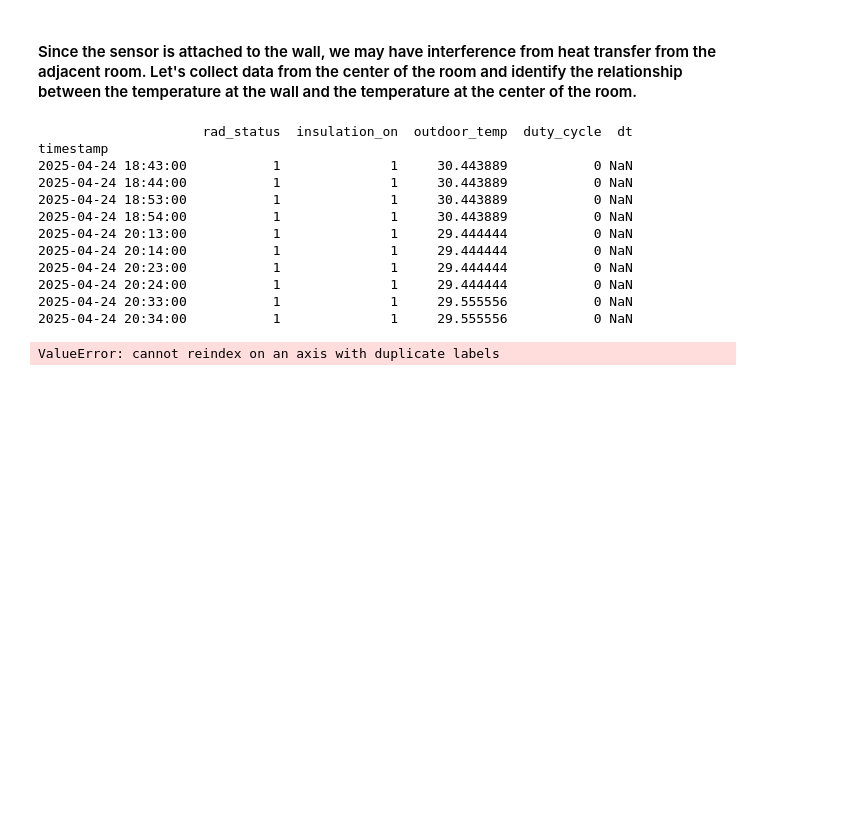
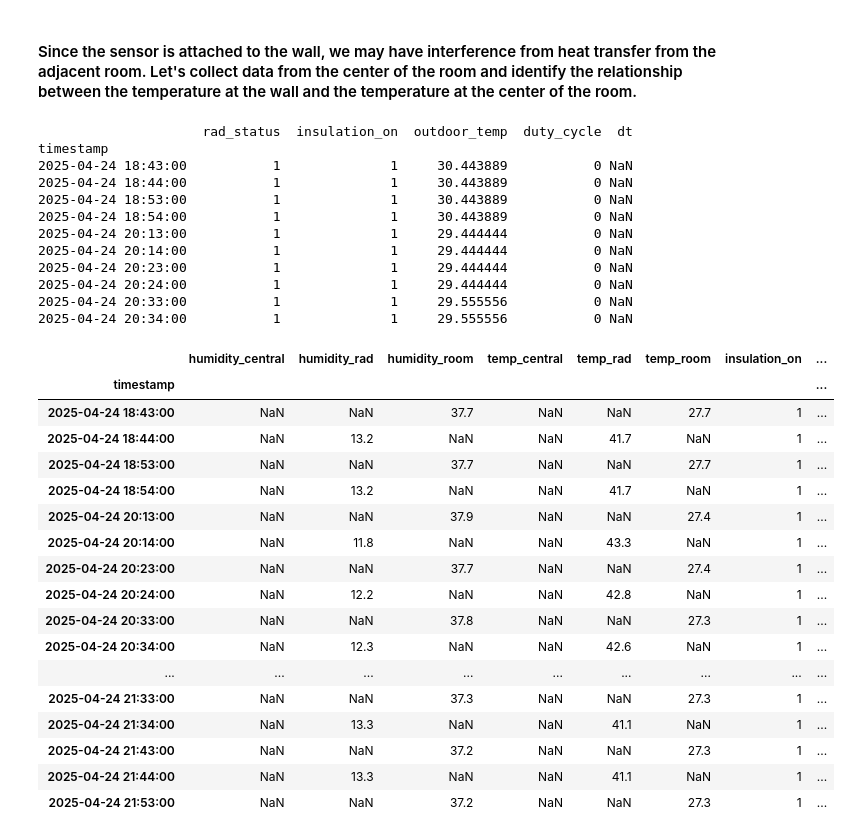
Before and after one commit to adwoama/retrofit-radiator, a Jupyter notebook: analysis/Modeling1.ipynb, the cells around one changed output. Cells and saved outputs as stored; diff of their text form; code cells hidden in the pictures; blank space fills up the shorter version.

```diff
--- a/analysis/Modeling1.ipynb
+++ b/analysis/Modeling1.ipynb
@@ -584,12 +584,26 @@ df_sensor1.columns = ['humidity_central', 'humidity_rad', 'humidity_room', 'temp
 # df_sensor1.reset_index(inplace=True)
 
 print(df_radinfo2.head(10))
-
+'''
 df_sensor1['rad_status'] = 0#df_radinfo2['rad_status']
 df_sensor1['insulation_on'] = df_radinfo2['insulation_on']
 df_sensor1['outdoor_temp'] = df_radinfo2['outdoor_temp']
 df_sensor1['duty_cycle'] = df_radinfo2['duty_cycle']
 df_sensor1['dt'] = df_radinfo2['dt']
+'''
+
+# Remove duplicate indexes from df_radinfo2
+df_radinfo2 = df_radinfo2[~df_radinfo2.index.duplicated(keep='first')]
+
+# Reindex df_radinfo2 to match df_sensor1
+df_radinfo2 = df_radinfo2.reindex(df_sensor1.index)
+
+# Assign columns from df_radinfo2 to df_sensor1
+df_sensor1['insulation_on'] = df_radinfo2['insulation_on']
+df_sensor1['outdoor_temp'] = df_radinfo2['outdoor_temp']
+df_sensor1['duty_cycle'] = df_radinfo2['duty_cycle']
+df_sensor1['dt'] = df_radinfo2['dt']
+df_sensor1['rad_status'] = df_radinfo2['rad_status']
 
 # df_sensor1.columns = ['humidity_rad', 'humidity_room', 'insulation_on_rad', 'insulation_on_room', 'rad_status_rad','rad_status_room', 'temp_rad', 'temp_room']
 # df_sensor1.head(20)
@@ -618,31 +632,48 @@ df_sensor1['dt'] = df_radinfo2['dt']
 # df_sensor1['outdoor_temp'] = np.nan  # Initialize the outdoor_temp column
 # df_sensor1['duty_cycle'] = 0  # Initialize the duty_cycle column
 # df_sensor1['dt'] = np.nan
 
 
 # # Iterate through df_testing and find matching timestamps in df_outdoor
 # for sensor_idx, sensor_row in df_testing1.iterrows():
 #     # Find rows in df_outdoor where the timestamp difference is less than 5 minutes
 #     matching_outdoor = df_outdoor1.loc[abs(df_outdoor1.index - sensor_idx) < pd.Timedelta(minutes=5)]
 #     if not matching_outdoor.empty:
 #         # Take the first matching value (if multiple matches exist)
 #         df_sensor1.at[sensor_idx, 'outdoor_temp'] = matching_outdoor.iloc[0]['temp C']
 
 # df_sensor1.drop(df_sensor1.index[0], inplace=True)  # Drop the first two rows to avoid NaN in the first time difference
 
 # Display the updated df_sensor
 df_sensor1.head(25)
 # %% [output]
                      rad_status  insulation_on  outdoor_temp  duty_cycle  dt
 timestamp
 2025-04-24 18:43:00           1              1     30.443889           0 NaN
 2025-04-24 18:44:00           1              1     30.443889           0 NaN
 2025-04-24 18:53:00           1              1     30.443889           0 NaN
 2025-04-24 18:54:00           1              1     30.443889           0 NaN
 2025-04-24 20:13:00           1              1     29.444444           0 NaN
 2025-04-24 20:14:00           1              1     29.444444           0 NaN
 2025-04-24 20:23:00           1              1     29.444444           0 NaN
 2025-04-24 20:24:00           1              1     29.444444           0 NaN
 2025-04-24 20:33:00           1              1     29.555556           0 NaN
 2025-04-24 20:34:00           1              1     29.555556           0 NaN
-ValueError: cannot reindex on an axis with duplicate labels
+|  | humidity_central | humidity_rad | humidity_room | temp_central | temp_rad | temp_room | insulation_on | ... |
+| timestamp |  |  |  |  |  |  |  | ... |
+| 2025-04-24 18:43:00 | NaN | NaN | 37.7 | NaN | NaN | 27.7 | 1 | ... |
+| 2025-04-24 18:44:00 | NaN | 13.2 | NaN | NaN | 41.7 | NaN | 1 | ... |
+| 2025-04-24 18:53:00 | NaN | NaN | 37.7 | NaN | NaN | 27.7 | 1 | ... |
+| 2025-04-24 18:54:00 | NaN | 13.2 | NaN | NaN | 41.7 | NaN | 1 | ... |
+| 2025-04-24 20:13:00 | NaN | NaN | 37.9 | NaN | NaN | 27.4 | 1 | ... |
+| 2025-04-24 20:14:00 | NaN | 11.8 | NaN | NaN | 43.3 | NaN | 1 | ... |
+| 2025-04-24 20:23:00 | NaN | NaN | 37.7 | NaN | NaN | 27.4 | 1 | ... |
+| 2025-04-24 20:24:00 | NaN | 12.2 | NaN | NaN | 42.8 | NaN | 1 | ... |
+| 2025-04-24 20:33:00 | NaN | NaN | 37.8 | NaN | NaN | 27.3 | 1 | ... |
+| 2025-04-24 20:34:00 | NaN | 12.3 | NaN | NaN | 42.6 | NaN | 1 | ... |
+| ... | ... | ... | ... | ... | ... | ... | ... | ... |
+| 2025-04-24 21:33:00 | NaN | NaN | 37.3 | NaN | NaN | 27.3 | 1 | ... |
+| 2025-04-24 21:34:00 | NaN | 13.3 | NaN | NaN | 41.1 | NaN | 1 | ... |
+| 2025-04-24 21:43:00 | NaN | NaN | 37.2 | NaN | NaN | 27.3 | 1 | ... |
+| 2025-04-24 21:44:00 | NaN | 13.3 | NaN | NaN | 41.1 | NaN | 1 | ... |
+| 2025-04-24 21:53:00 | NaN | NaN | 37.2 | NaN | NaN | 27.3 | 1 | ... |
```
Also changed, not shown: parts of 6 cells of this notebook.
